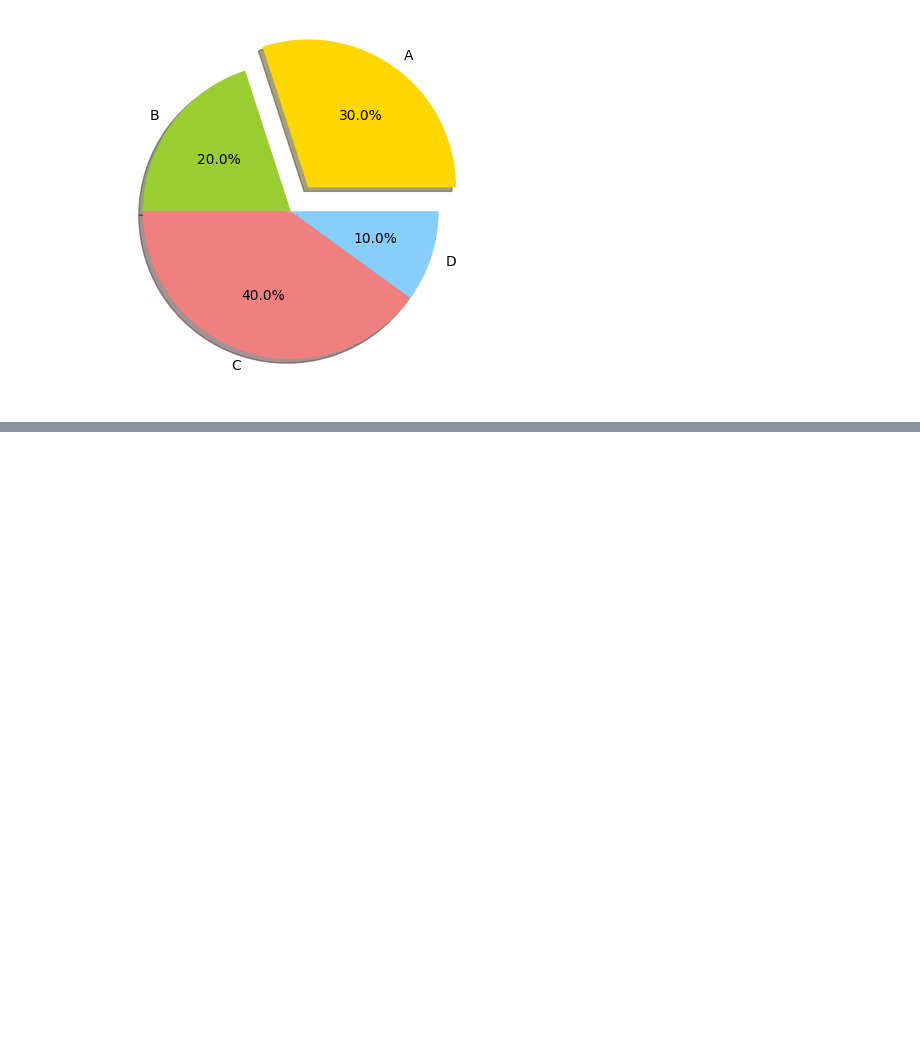
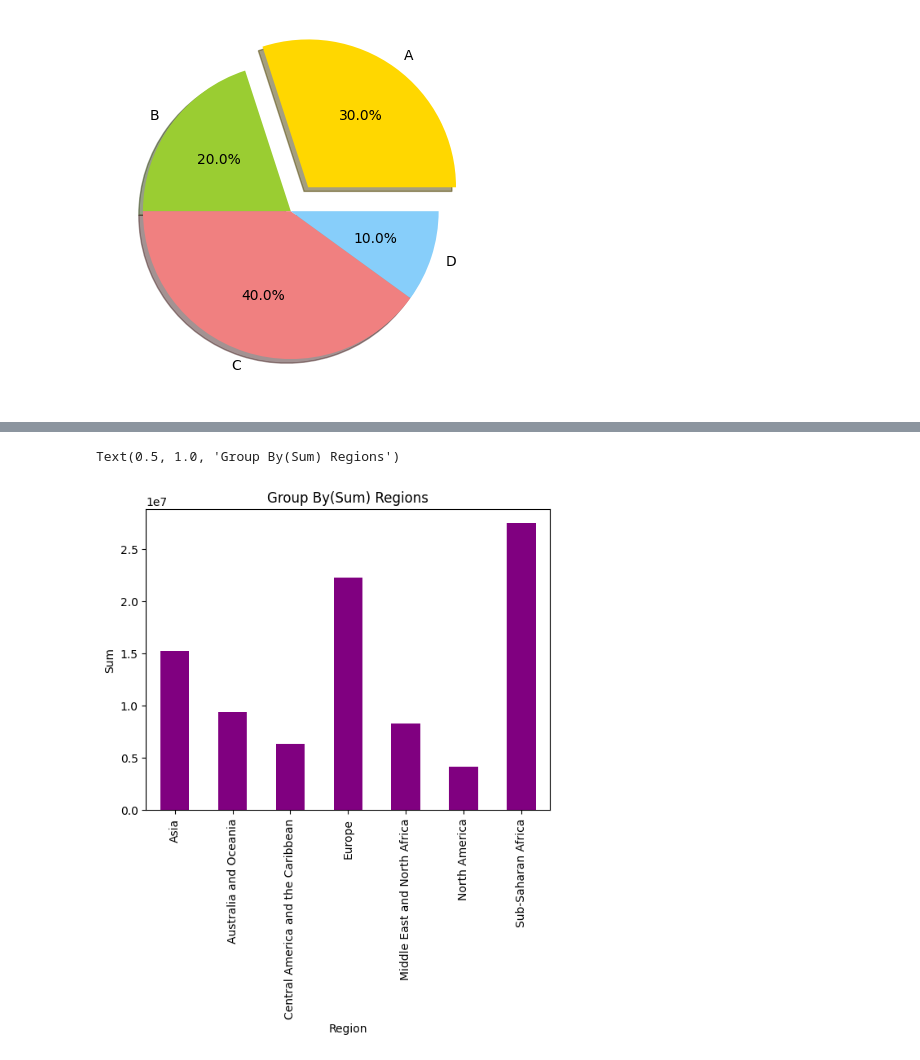
Before and after one commit to prajwal362003/MatplotLib, a Jupyter notebook: matplot.ipynb, the cells around one changed output, grey strips where cells are left out. Drawn from its saved outputs; the diff is of its cells as text; code cells hidden in the pictures; blank space fills up the shorter version.

Commit message:
Plotting on a csv file

```diff
--- a/matplot.ipynb
+++ b/matplot.ipynb
@@ -140,3 +140,10 @@ plt.pie(sizes,explode = explode,labels = labels, colors = colors,autopct="%1.1f%
   Text(-0.1854102628337293, -0.5706338882645574, '40.0%'),
   Text(0.5706339184717159, -0.185410169865666, '10.0%')])
 [figure]
+# %%
+# PLOTS ON SALES DATA
+
+import pandas as pd
+sales_data = pd.read_csv('100 Sales Records.csv')
+
+sales_data.head()
@@ -142,0 +157,5 @@ plt.pie(sizes,explode = explode,labels = labels, colors = colors,autopct="%1.1f%
+# %%
+# Sum of total cost by region
+tot_cost = sales_data.groupby('Region')['Total Cost'].sum()
+
+print(tot_cost)
@@ -142,0 +172,10 @@ plt.pie(sizes,explode = explode,labels = labels, colors = colors,autopct="%1.1f%
+# %%
+# Plot a plot
+
+tot_cost.plot(kind='bar',color='purple')
+plt.xlabel('Region')
+plt.ylabel('Sum')
+plt.title('Group By(Sum) Regions')
+# %% [output]
+Text(0.5, 1.0, 'Group By(Sum) Regions')
+[figure, added]
```
Also changed, not shown: parts of 3 cells of this notebook, 1 other file.
